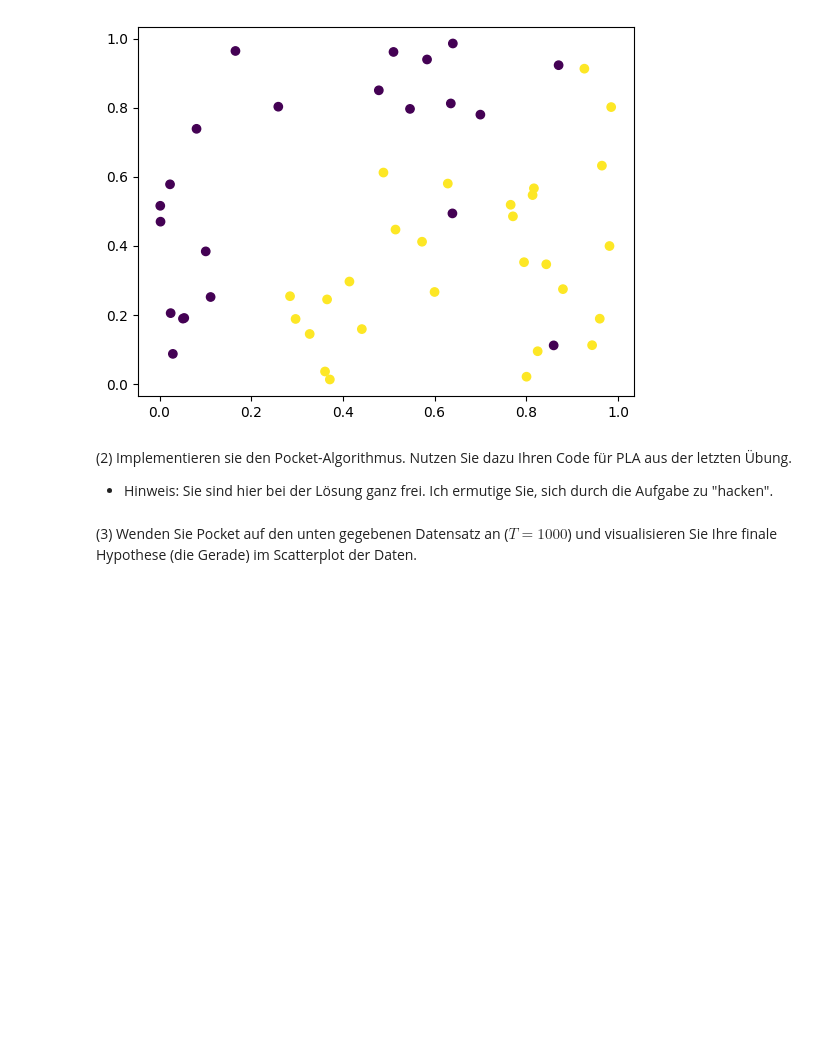
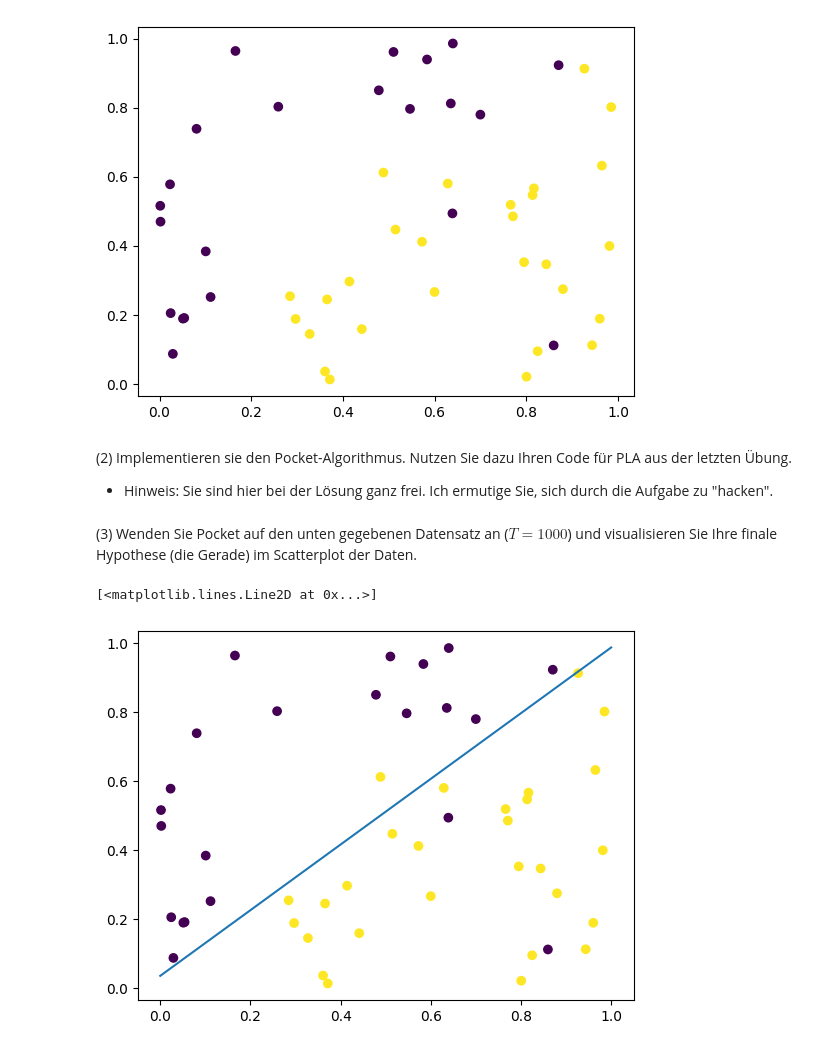
Before and after one commit to Emanuel162/MachineLearning, a Jupyter notebook: UebungenML/SJMN-2.ipynb, the cells around one changed output. Cells and saved outputs as stored; diff of their text form; code cells hidden in the pictures; blank space fills up the shorter version.

```diff
--- a/UebungenML/SJMN-2.ipynb
+++ b/UebungenML/SJMN-2.ipynb
@@ -165,5 +167,45 @@ plt.scatter(X_2_2[:, 0], X_2_2[:, 1], c=y_2_2)
 # %% [markdown]
 (2) Implementieren sie den Pocket-Algorithmus. Nutzen Sie dazu Ihren Code für PLA aus der letzten Übung.
 * Hinweis: Sie sind hier bei der Lösung ganz frei. Ich ermutige Sie, sich durch die Aufgabe zu "hacken".
+# %%
+import numpy as np
+
+def h(x, w):
+    return np.sign(np.dot(w.T, x))
+
+def pocket(X, y, w):
+    for x in range(50):
+         if h(X[x],w) != y[x]:
+            wt = w+np.dot(X[x],y[x])
+            if h(X[x],wt) == y[x]:
+                return pocket(X,y,wt)
+    return w
+
+def pla(X, y, w):
+    for x in range(4):
+        if h(X[x],w) != y[x]:
+            w = w+np.dot(X[x],y[x])
+            return pla(X,y,w)
+    return w
 # %% [markdown]
 (3) Wenden Sie Pocket auf den unten gegebenen Datensatz an ($T=1000$) und visualisieren Sie Ihre finale Hypothese (die Gerade) im Scatterplot der Daten.
+# %%
+%matplotlib inline
+import numpy as np
+from matplotlib import pyplot as plt
+
+plt.scatter(X_2_2[:, 0], X_2_2[:, 1], c=y_2_2)
+
+b = 0.5
+w = np.array([0,0], dtype=float)
+X_2_2 = np.column_stack(([1,1,1,1,1,1,1,1,1,1,1,1,1,1,1,1,1,1,1,1,1,1,1,1,1,1,1,1,1,1,1,1,1,1,1,1,1,1,1,1,1,1,1,1,1,1,1,1,1,1],X_2_2))
+w = np.insert(w,0,-b)
+w = pocket(X_2_2,y_2_2,w)
+
+def p(x,w):
+    return -(w[1]/w[2]) * x - (w[0]/w[2])
+
+plt.plot(np.array([0, 1]), p(np.array([0, 1]),w))  # plots the target function
+# %% [output]
+[<matplotlib.lines.Line2D at 0x...>]
+[figure, added]
```
Also changed, not shown: parts of 1 cell of this notebook.
